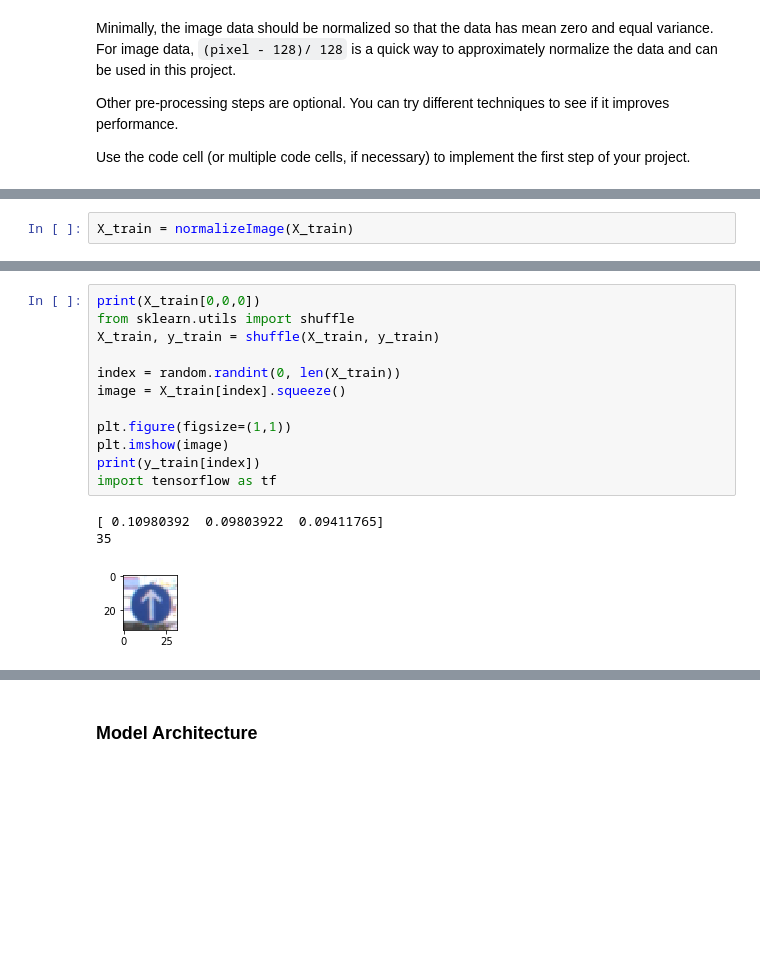
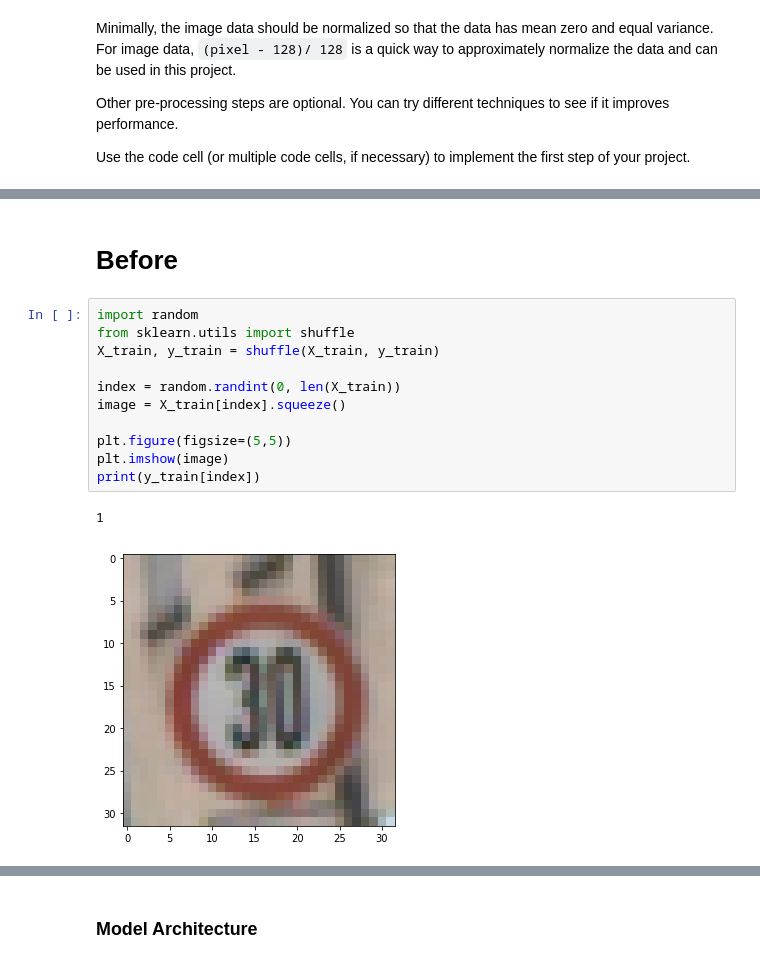
Before and after one commit to erick291992/CarND-Traffic-Sign-Classifier-Project, a Jupyter notebook: Traffic_Sign_Classifier.ipynb, the cells around one changed output, grey strips where cells are left out. Saved outputs shown, nothing was run; the diff lists cells and outputs as text; blank space fills up the shorter version.

```diff
--- a/Traffic_Sign_Classifier.ipynb
+++ b/Traffic_Sign_Classifier.ipynb
@@ -155,2 +155,0 @@ def normalizeImage(image):
-# %%
-X_train = normalizeImage(X_train)
@@ -157,16 +207,16 @@ X_train = normalizeImage(X_train)
+# %% [markdown]
+# Before
 # %%
-print(X_train[0,0,0])
+import random
 from sklearn.utils import shuffle
 X_train, y_train = shuffle(X_train, y_train)
 
 index = random.randint(0, len(X_train))
 image = X_train[index].squeeze()
 
-plt.figure(figsize=(1,1))
+plt.figure(figsize=(5,5))
 plt.imshow(image)
 print(y_train[index])
-import tensorflow as tf
 # %% [output]
-[ 0.10980392  0.09803922  0.09411765]
-35
+1
-[figure, old version]
+[figure, new version]
```
Also changed, not shown: parts of 20 cells of this notebook, 3 other files.
